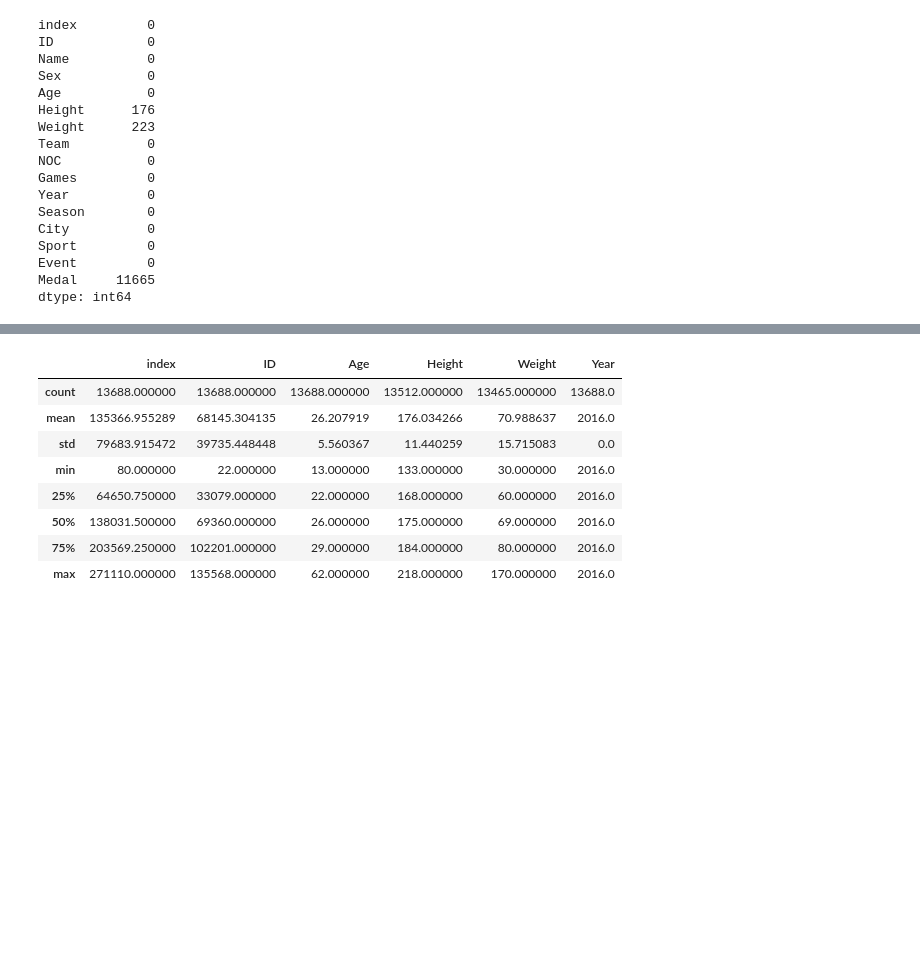
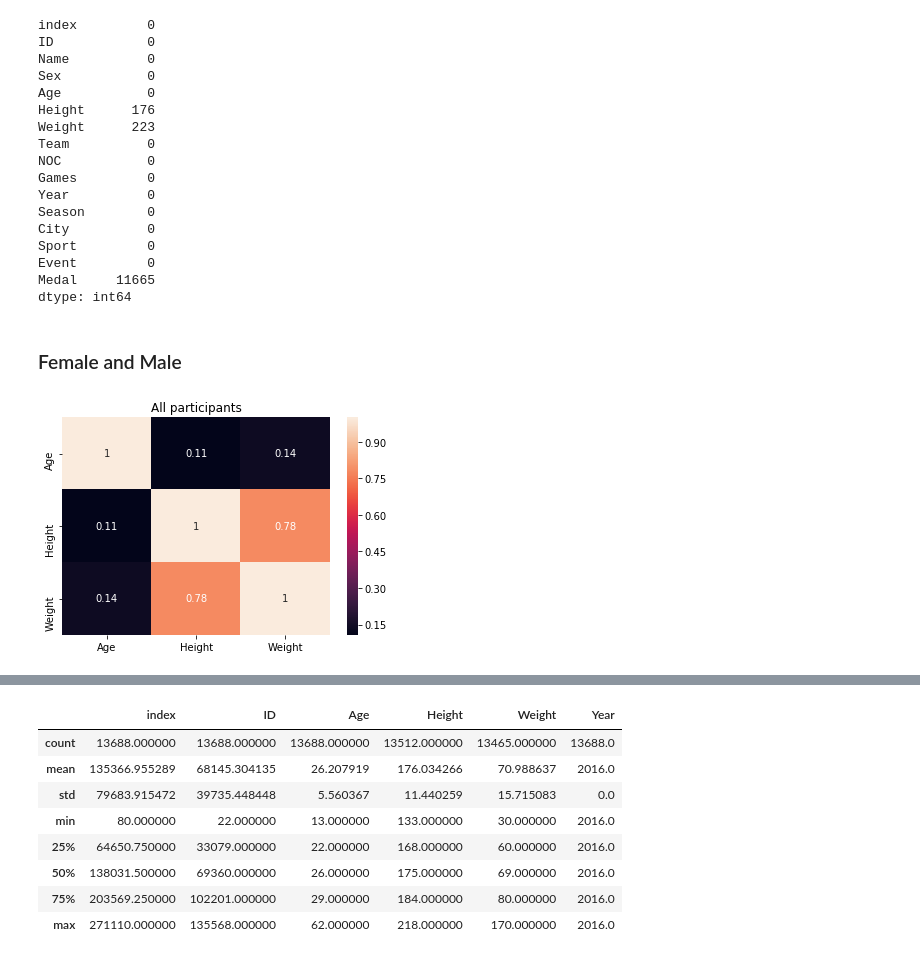
Before and after one commit to Hoaduong1990/Group2_pandas, a Jupyter notebook: olympics/Untitled.ipynb, the cells around one changed output, grey strips where cells are left out. Drawn from its saved outputs; the diff is of its cells as text; code cells hidden in the pictures; blank space fills up the shorter version.

```diff
--- a/olympics/Untitled.ipynb
+++ b/olympics/Untitled.ipynb
@@ -469,3 +429,11 @@ Sport         0
 Event         0
 Medal     11665
 dtype: int64
+# %% [markdown]
+### Female and Male
+# %%
+sns.heatmap(data_latest.loc[:,['Age','Height','Weight']].corr(), annot=True)
+plt.title('All participants')
+plt.show()
+# %% [output]
+[figure, added]
```
Also changed, not shown: parts of 70 cells of this notebook.
